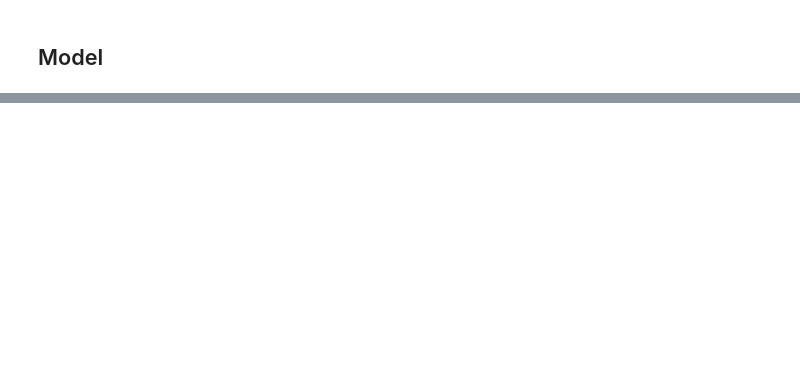
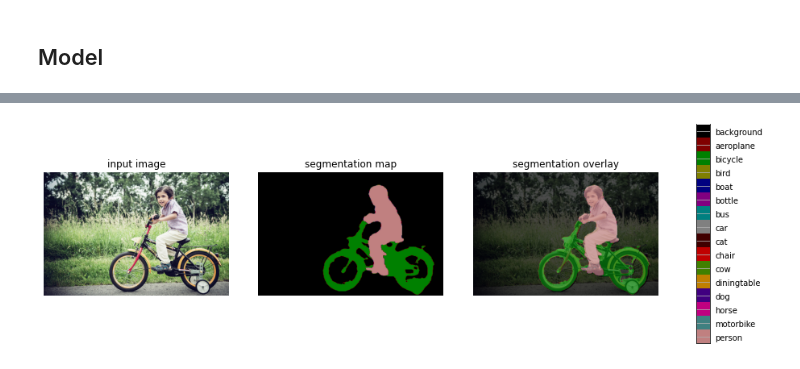
Before and after one commit to diwakar-vsingh/DeepLabV3-TensorFlow2.x, a Jupyter notebook: deeplabv3+.ipynb, the cells around one changed output, grey strips where cells are left out. Cells and saved outputs as stored; diff of their text form; code cells hidden in the pictures; blank space fills up the shorter version.

```diff
--- a/deeplabv3+.ipynb
+++ b/deeplabv3+.ipynb
@@ -266,0 +397,41 @@ ________________________________________________________________________________
+# %%
+def read_image(file_name):
+  image = tf.io.read_file(file_name)
+  image = tf.image.decode_jpeg(image, channels=3)
+  image = tf.image.convert_image_dtype(image, tf.float32)
+  return image
+
+def resize_and_normalize(image):
+  image = tf.image.resize(image, size=(INPUT_SIZE, INPUT_SIZE))
+  image = (image / 127.5) - 1
+  image = tf.expand_dims(image, axis=0)
+  return image
+
+def inference(image):
+  """
+  Runs inference on a single image.
+
+  Args:
+    image: A PIL.Image object, raw input image.
+
+  Returns:
+    resized_image: RGB image resized from original input image.
+    seg_map: Segmentation map of `resized_image`.
+  """
+
+  height, width, _ = image.shape
+  resize_ratio = 1.0 * INPUT_SIZE / max(width, height)
+  target_size = (int(resize_ratio * width), int(resize_ratio * height))
+  resized_image = resize_and_normalize(image)
+
+  batch_seg_map = model.predict(resized_image)
+  seg_map = tf.argmax(logit[0], axis=-1)
+  seg_map = tf.image.resize(tf.expand_dims(seg_map, axis=-1), size=(height, width))
+  seg_map = tf.squeeze(seg_map)
+  seg_map = tf.cast(seg_map, tf.int8)
+
+  return resized_image, seg_map
+# %%
+file_name = "image1.jpg"
+image = read_image(file_name)
+resized_image, seg_map = inference(image)
@@ -266,0 +594,4 @@ ________________________________________________________________________________
+# %%
+vis_segmentation(input_img, labels)
+# %% [output]
+[figure, added]
```
Also changed, not shown: parts of 25 cells of this notebook.
